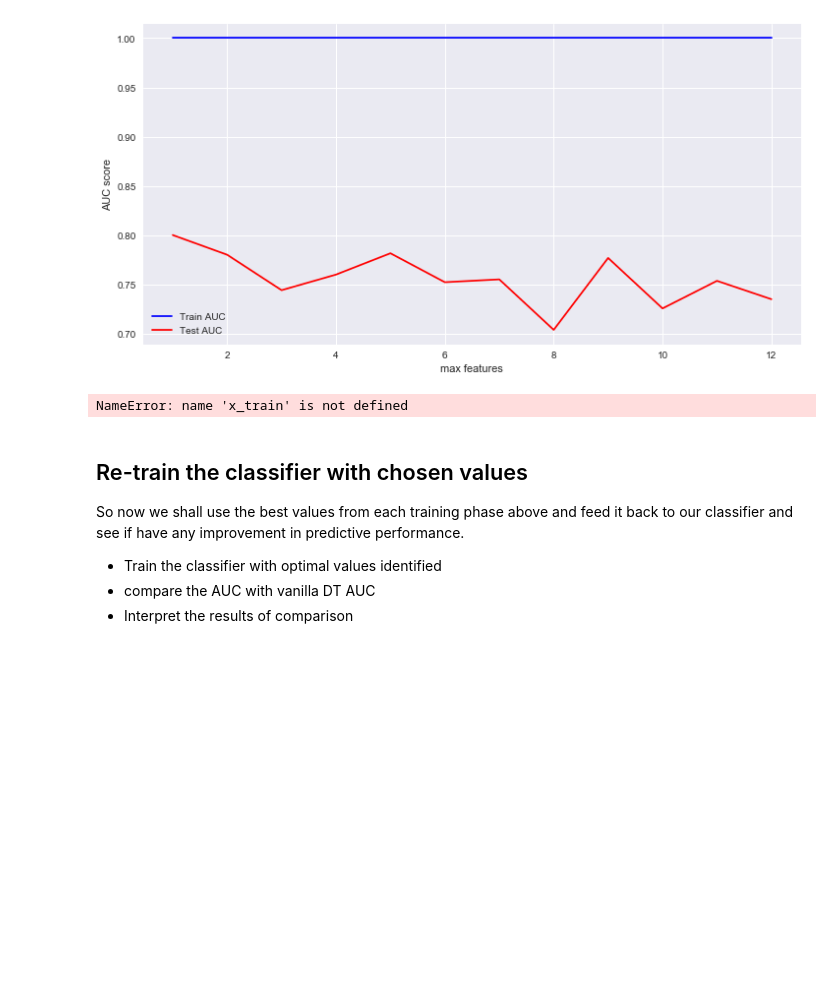
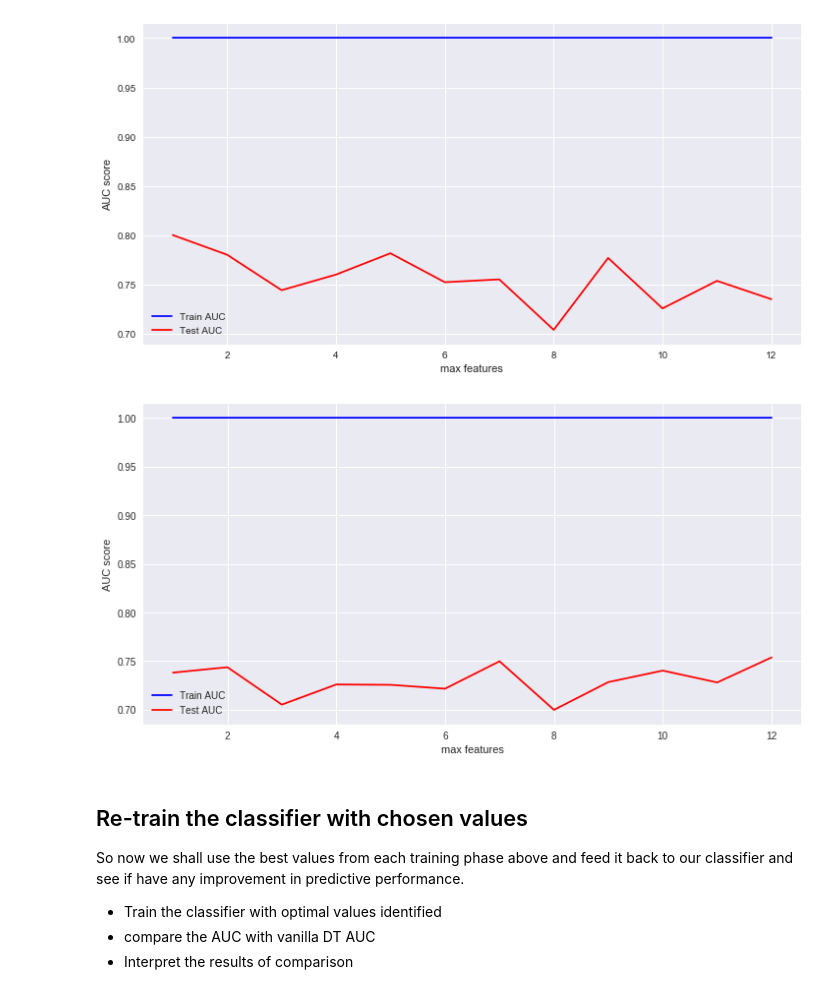
Before and after one commit to BSHaidar/dsc-tuning-decision-trees-lab-dc-ds-career-042219, a Jupyter notebook: index.ipynb, the cells around one changed output. Saved outputs shown, nothing was run; the diff lists cells and outputs as text; code cells hidden in the pictures; blank space fills up the shorter version.

```diff
--- a/index.ipynb
+++ b/index.ipynb
@@ -233,32 +233,32 @@ Now check for the best `max_features` parameter value for our decision tree.
 [figure]
 # %%
 # Your observations here
-max_features = list(range(1,x_train.shape[1]))
+max_features = list(range(1,X_train.shape[1]))
 train_results = []
 test_results = []
 for max_feature in max_features:
    dt = DecisionTreeClassifier(criterion='entropy', max_features=max_feature)
    dt.fit(X_train, y_train)
    train_pred = dt.predict(X_train)
    false_positive_rate, true_positive_rate, thresholds = roc_curve(y_train, train_pred)
    roc_auc = auc(false_positive_rate, true_positive_rate)
    train_results.append(roc_auc)
    y_pred = dt.predict(X_test)
    false_positive_rate, true_positive_rate, thresholds = roc_curve(y_test, y_pred)
    roc_auc = auc(false_positive_rate, true_positive_rate)
    test_results.append(roc_auc)
 
 
 plt.figure(figsize=(12,6))
 plt.plot(max_features, train_results, 'b', label='Train AUC')
 plt.plot(max_features, test_results, 'r', label='Test AUC')
 
 plt.ylabel('AUC score')
 plt.xlabel('max features')
 plt.legend()
 plt.show()
 # %% [output]
-NameError: name 'x_train' is not defined
+[figure, added]
 # %% [markdown]
 ## Re-train the classifier with chosen values
 
```
